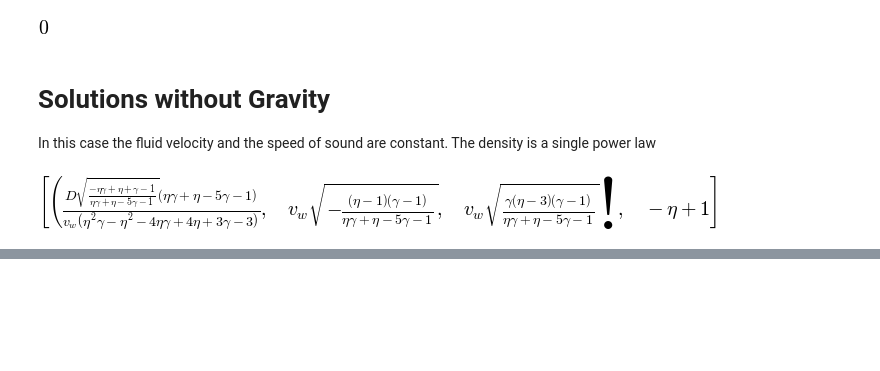
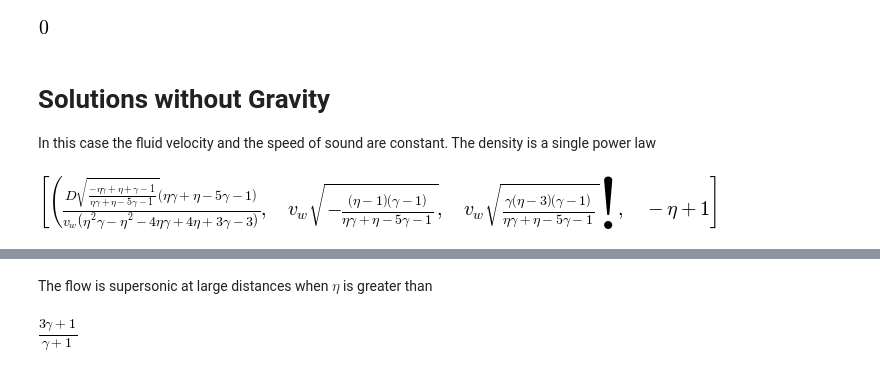
Before and after one commit to bolverk/generalised_bondi, a Jupyter notebook: generalised_bondi_point_mass.ipynb, the cells around one changed output, grey strips where cells are left out. Drawn from its saved outputs; the diff is of its cells as text; code cells hidden in the pictures; blank space fills up the shorter version.

```diff
--- a/generalised_bondi_point_mass.ipynb
+++ b/generalised_bondi_point_mass.ipynb
@@ -216,0 +250,6 @@ asymptotic_prefactors = sympy.solve(temp,[A,u(r),c(r)])[1]
+# %% [markdown]
+The flow is supersonic at large distances when $\eta$ is greater than
+# %%
+sympy.solve(asymptotic_mach_number-1,eta)[0]
+# %% [output]
+[figure, added]
```
Also changed, not shown: parts of 4 cells of this notebook.
